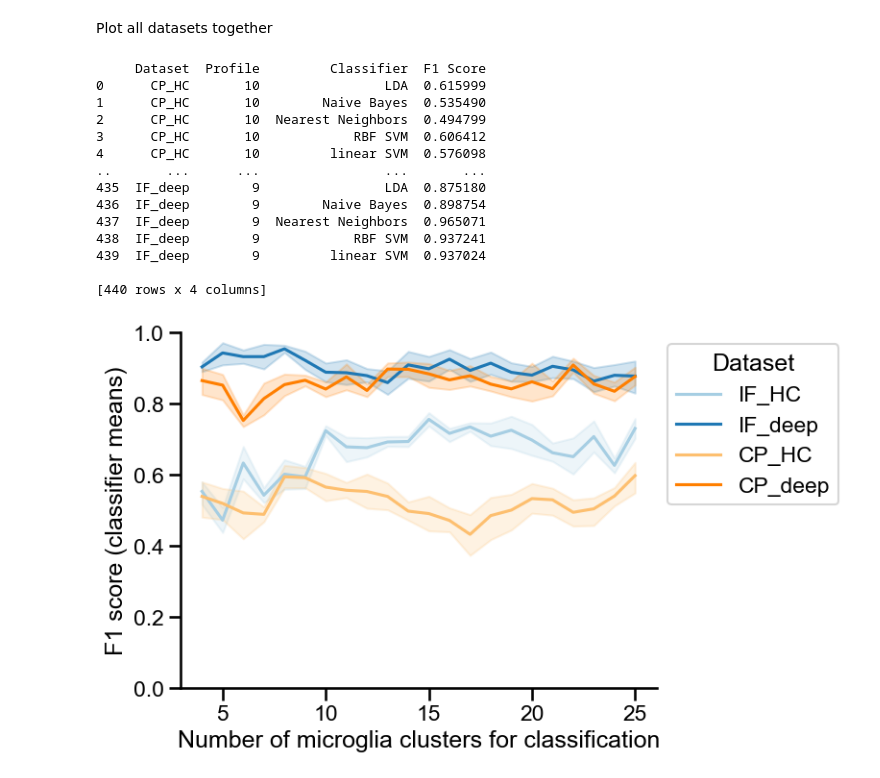
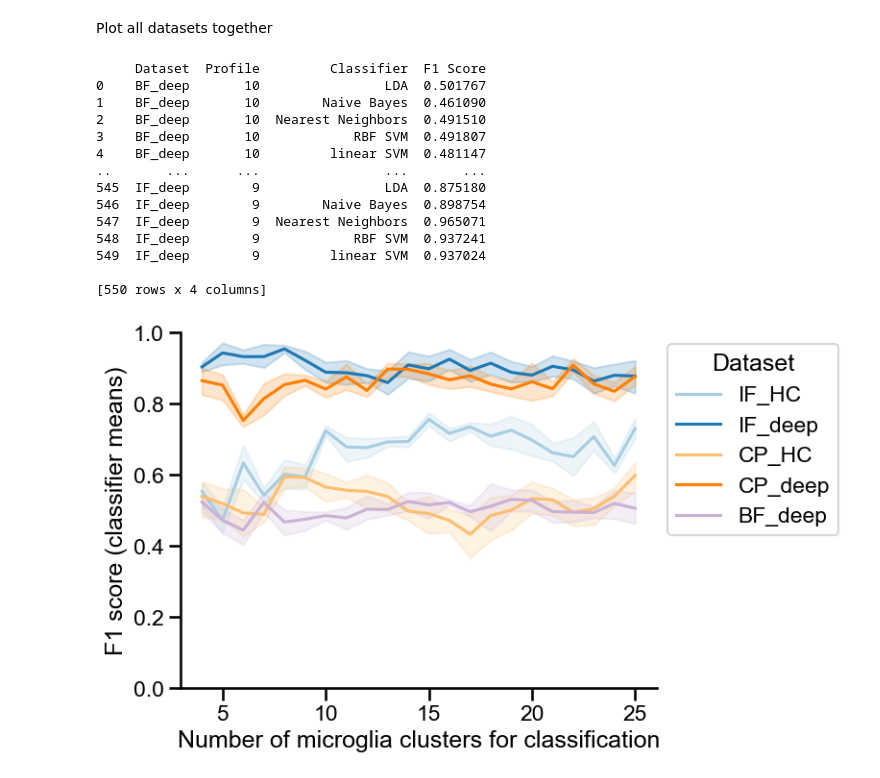
Before and after one commit to Ksilink/microglia-morphological-profiling, a Jupyter notebook: Figures/Fig4/Plotting_Notebook_ML.ipynb, the cells around one changed output. Drawn from its saved outputs; the diff is of its cells as text; code cells hidden in the pictures.

```diff
--- a/Figures/Fig4/Plotting_Notebook_ML.ipynb
+++ b/Figures/Fig4/Plotting_Notebook_ML.ipynb
@@ -171,16 +171,17 @@ df_IF_HC = pd.read_csv('Data/classification_results_IF_HC.csv')
 df_IF_deep = pd.read_csv('Data/classification_results_IF_deep.csv')
 df_CP_HC = pd.read_csv('Data/classification_results_CP_HC.csv')
 df_CP_deep = pd.read_csv('Data/classification_results_CP_deep.csv')
-
+df_BF_deep = pd.read_csv('Data/classification_results_BF_deep.csv')
 
 # Create dataset column
 df_IF_HC['Dataset'] = 'IF_HC'
 df_IF_deep['Dataset'] = 'IF_deep'
 df_CP_HC['Dataset'] = 'CP_HC'
 df_CP_deep['Dataset'] = 'CP_deep'
+df_BF_deep['Dataset'] = 'BF_deep'
 
 # Merge all DataFrames
-merged_df = pd.concat([df_IF_HC, df_IF_deep, df_CP_HC, df_CP_deep], ignore_index=True)
+merged_df = pd.concat([df_IF_HC, df_IF_deep, df_CP_HC, df_CP_deep, df_BF_deep], ignore_index=True)
 
 # Remove PCA data and group
 merged_df = (
@@ -197,44 +198,44 @@ print(merged_df)
 
 # Plot aesthetics
 plt.rcParams["font.family"] = "Arial"
 sns.set_context('talk')
 
 # Get useful colors
 paired_colors = sns.color_palette("Paired", 12)
 # Choose custom colors
-custom_colors = [paired_colors[0], paired_colors[1], paired_colors[6], paired_colors[7]]
+custom_colors = [paired_colors[0], paired_colors[1], paired_colors[6], paired_colors[7], paired_colors[8]]
 
 # Create the plot
 data = merged_df
 y = "F1 Score"
-hue_order = ['IF_HC', 'IF_deep', 'CP_HC', 'CP_deep']
+hue_order = ['IF_HC', 'IF_deep', 'CP_HC', 'CP_deep', 'BF_deep']
 
 # Line plot
 ax = sns.lineplot(data=data, x="Profile", hue='Dataset', y=y, hue_order=hue_order, palette=custom_colors)
 
 # Plot design
 sns.move_legend(ax, "upper left", bbox_to_anchor=(1, 1))
 sns.despine()
 ax.set_ylim(0, 1)
 ax.set_xlabel('Number of microglia clusters for classification')
 ax.set_ylabel('F1 score (classifier means)')
 
 # Save the plot
 plt.savefig('Classifier_Means_AllDatasets.pdf', bbox_inches='tight')
 plt.show()
 # %% [output]
      Dataset  Profile         Classifier  F1 Score
-0      CP_HC       10                LDA  0.615999
-1      CP_HC       10        Naive Bayes  0.535490
-2      CP_HC       10  Nearest Neighbors  0.494799
-3      CP_HC       10            RBF SVM  0.606412
-4      CP_HC       10         linear SVM  0.576098
+0    BF_deep       10                LDA  0.501767
+1    BF_deep       10        Naive Bayes  0.461090
+2    BF_deep       10  Nearest Neighbors  0.491510
+3    BF_deep       10            RBF SVM  0.491807
+4    BF_deep       10         linear SVM  0.481147
 ..       ...      ...                ...       ...
-435  IF_deep        9                LDA  0.875180
-436  IF_deep        9        Naive Bayes  0.898754
-437  IF_deep        9  Nearest Neighbors  0.965071
-438  IF_deep        9            RBF SVM  0.937241
-439  IF_deep        9         linear SVM  0.937024
+545  IF_deep        9                LDA  0.875180
+546  IF_deep        9        Naive Bayes  0.898754
+547  IF_deep        9  Nearest Neighbors  0.965071
+548  IF_deep        9            RBF SVM  0.937241
+549  IF_deep        9         linear SVM  0.937024
 
-[440 rows x 4 columns]
+[550 rows x 4 columns]
-[figure, old version]
+[figure, new version]
```
Also changed, not shown: parts of 6 cells of this notebook, 18 other files.
